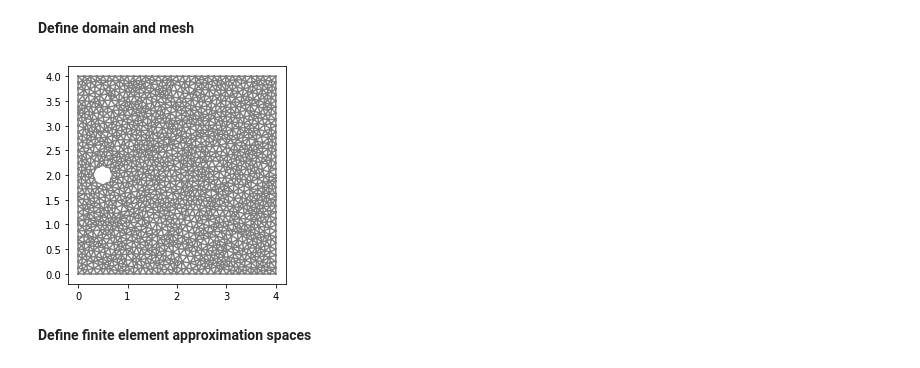
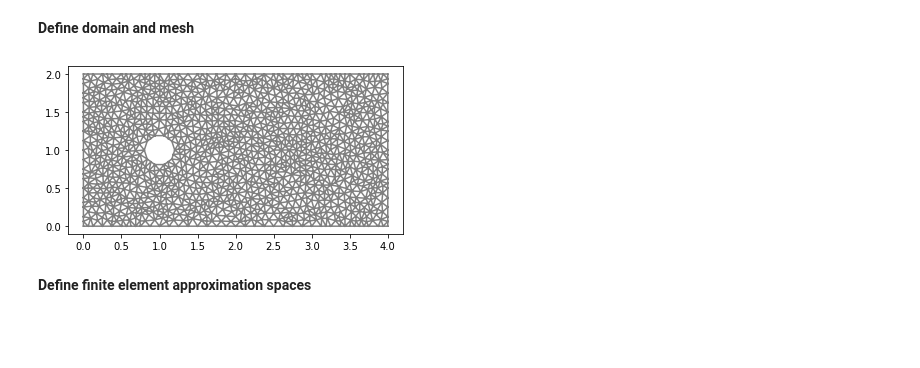
Before and after one commit to johanhoffman/DD2365_VT22, a Jupyter notebook: Lab2/notanumber_lab2.ipynb, the cells around one changed output. Cells and saved outputs as stored; diff of their text form; code cells hidden in the pictures; blank space fills up the shorter version.

```diff
--- a/Lab2/notanumber_lab2.ipynb
+++ b/Lab2/notanumber_lab2.ipynb
@@ -156,33 +94,63 @@ To read more about how to use similar methods for more complex problems, see e.g
 # %%
 # Define rectangular domain
 L = 4
-H = 4
+H = 2
 
 # Define circle
-xc = 0.5
+xc = 1.0
 yc = 0.5*H
 rc = 0.2
+
+# Define subdomains (for boundary conditions)
+class Left(SubDomain):
+    def inside(self, x, on_boundary):
+        return near(x[0], 0.0)
+
+class Right(SubDomain):
+    def inside(self, x, on_boundary):
+        return near(x[0], L)
+
+class Lower(SubDomain):
+    def inside(self, x, on_boundary):
+        return near(x[1], 0.0)
+
+class Upper(SubDomain):
+    def inside(self, x, on_boundary):
+        return near(x[1], H)
+
+left = Left()
+right = Right()
+lower = Lower()
+upper = Upper()
 
 # Generate mesh (examples with and without a hole in the mesh)
 resolution = 32
 #mesh = RectangleMesh(Point(0.0, 0.0), Point(L, H), L*resolution, H*resolution)
 mesh = generate_mesh(Rectangle(Point(0.0,0.0), Point(L,H)) - Circle(Point(xc,yc),rc), resolution)
 
 # Local mesh refinement (specified by a cell marker)
-init_no_levels = 0
-for i in range(0,init_no_levels):
+no_levels = 0
+for i in range(0,no_levels):
   cell_marker = MeshFunction("bool", mesh, mesh.topology().dim())
   for cell in cells(mesh):
     cell_marker[cell] = False
     p = cell.midpoint()
-    if p.distance(Point(0.5, 0.5)) < 1.0:
+    if p.distance(Point(xc, yc)) < 1.0:
         cell_marker[cell] = True
   mesh = refine(mesh, cell_marker)
+
+# Define mesh functions (for boundary conditions)
+boundaries = MeshFunction("size_t", mesh, mesh.topology().dim()-1)
+boundaries.set_all(0)
+left.mark(boundaries, 1)
+right.mark(boundaries, 2)
+lower.mark(boundaries, 3)
+upper.mark(boundaries, 4)
 
 plt.figure()
 plot(mesh)
 plt.show()
 # %% [output]
-[figure, old version]
+[figure, new version]
 # %% [markdown]
 **Define finite element approximation spaces**
```
Also changed, not shown: parts of 26 cells of this notebook.
